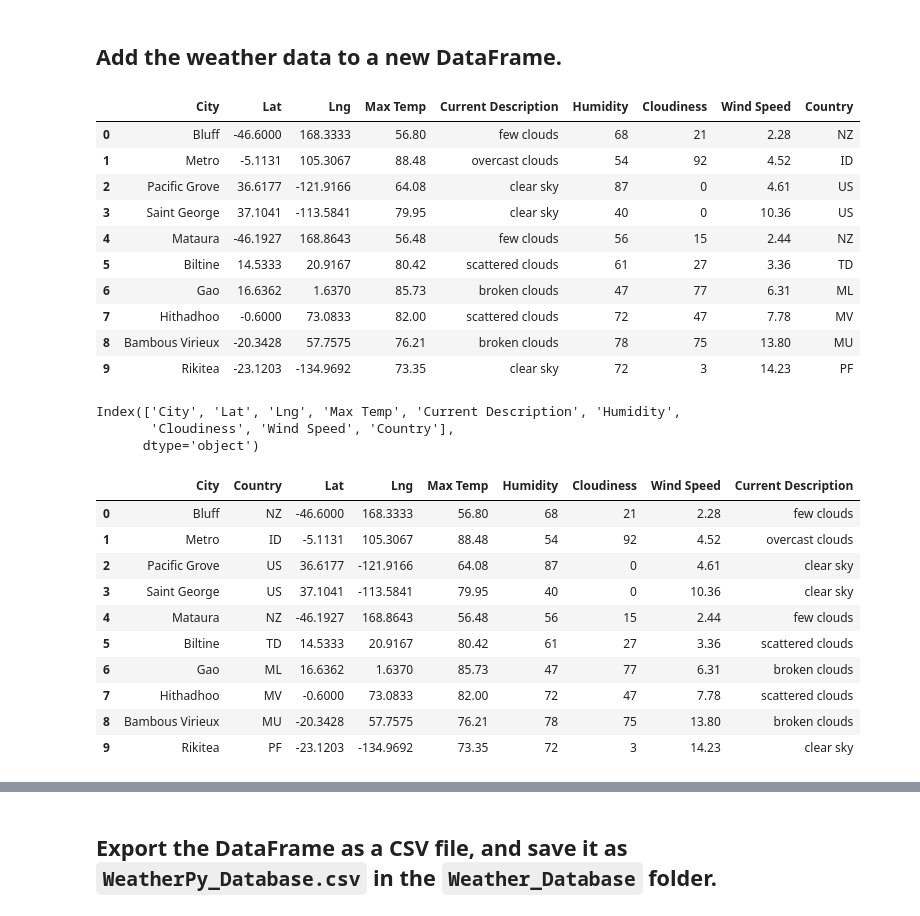
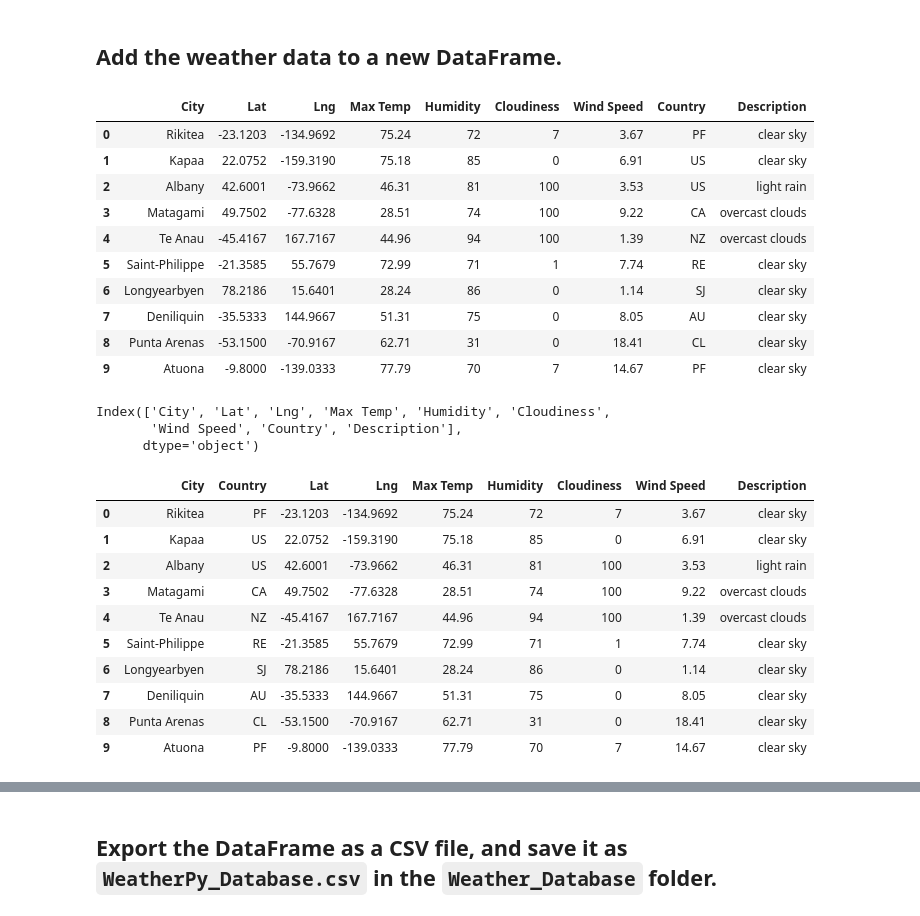
Before and after one commit to kylebrumbaugh9/World_Weather_Analysis, a Jupyter notebook: Weather_Database/Weather_Database.ipynb, the cells around one changed output, grey strips where cells are left out. Drawn from its saved outputs; the diff is of its cells as text; code cells hidden in the pictures.

```diff
--- a/Weather_Database/Weather_Database.ipynb
+++ b/Weather_Database/Weather_Database.ipynb
@@ -204,50 +204,51 @@ len(city_data)
 ## Add the weather data to a new DataFrame.
 # %%
 # Use the city_data list to create a new pandas DataFrame.
-city_data_df = # YOUR CODE HERE
+city_data_df = pd.DataFrame(city_data)
 # %%
 # Display sample data
 city_data_df.head(10)
 # %% [output]
-|  | City | Lat | Lng | Max Temp | Current Description | Humidity | Cloudiness | Wind Speed | Country |
-| 0 | Bluff | -46.6000 | 168.3333 | 56.80 | few clouds | 68 | 21 | 2.28 | NZ |
-| 1 | Metro | -5.1131 | 105.3067 | 88.48 | overcast clouds | 54 | 92 | 4.52 | ID |
-| 2 | Pacific Grove | 36.6177 | -121.9166 | 64.08 | clear sky | 87 | 0 | 4.61 | US |
-| 3 | Saint George | 37.1041 | -113.5841 | 79.95 | clear sky | 40 | 0 | 10.36 | US |
-| 4 | Mataura | -46.1927 | 168.8643 | 56.48 | few clouds | 56 | 15 | 2.44 | NZ |
-| 5 | Biltine | 14.5333 | 20.9167 | 80.42 | scattered clouds | 61 | 27 | 3.36 | TD |
-| 6 | Gao | 16.6362 | 1.6370 | 85.73 | broken clouds | 47 | 77 | 6.31 | ML |
-| 7 | Hithadhoo | -0.6000 | 73.0833 | 82.00 | scattered clouds | 72 | 47 | 7.78 | MV |
-| 8 | Bambous Virieux | -20.3428 | 57.7575 | 76.21 | broken clouds | 78 | 75 | 13.80 | MU |
-| 9 | Rikitea | -23.1203 | -134.9692 | 73.35 | clear sky | 72 | 3 | 14.23 | PF |
+|  | City | Lat | Lng | Max Temp | Humidity | Cloudiness | Wind Speed | Country | Description |
+| 0 | Rikitea | -23.1203 | -134.9692 | 75.24 | 72 | 7 | 3.67 | PF | clear sky |
+| 1 | Kapaa | 22.0752 | -159.3190 | 75.18 | 85 | 0 | 6.91 | US | clear sky |
+| 2 | Albany | 42.6001 | -73.9662 | 46.31 | 81 | 100 | 3.53 | US | light rain |
+| 3 | Matagami | 49.7502 | -77.6328 | 28.51 | 74 | 100 | 9.22 | CA | overcast clouds |
+| 4 | Te Anau | -45.4167 | 167.7167 | 44.96 | 94 | 100 | 1.39 | NZ | overcast clouds |
+| 5 | Saint-Philippe | -21.3585 | 55.7679 | 72.99 | 71 | 1 | 7.74 | RE | clear sky |
+| 6 | Longyearbyen | 78.2186 | 15.6401 | 28.24 | 86 | 0 | 1.14 | SJ | clear sky |
+| 7 | Deniliquin | -35.5333 | 144.9667 | 51.31 | 75 | 0 | 8.05 | AU | clear sky |
+| 8 | Punta Arenas | -53.1500 | -70.9167 | 62.71 | 31 | 0 | 18.41 | CL | clear sky |
+| 9 | Atuona | -9.8000 | -139.0333 | 77.79 | 70 | 7 | 14.67 | PF | clear sky |
 # %%
 # Display the DataFrame's column names using the columns Pandas function
 city_data_df.columns
 # %% [output]
-Index(['City', 'Lat', 'Lng', 'Max Temp', 'Current Description', 'Humidity',
-       'Cloudiness', 'Wind Speed', 'Country'],
+Index(['City', 'Lat', 'Lng', 'Max Temp', 'Humidity', 'Cloudiness',
+       'Wind Speed', 'Country', 'Description'],
       dtype='object')
 # %%
 # Create a list to reorder the column names as follows:
 # "City", "Country", "Lat", "Lng", "Max Temp", "Humidity",  "Cloudiness", "Wind Speed",  "Current Description"
-# YOUR CODE HERE
+new_column_order = ["City", "Country", "Lat", "Lng", "Max Temp", "Humidity", "Cloudiness", "Wind Speed", "Description"]
 
 # Recreate the DataFrame by using the new column order
-# YOUR CODE HERE
+city_data_df = city_data_df[new_column_order]
 
 # Display sample data
-# YOUR CODE HERE
+
+city_data_df.head(10)
 # %% [output]
-|  | City | Country | Lat | Lng | Max Temp | Humidity | Cloudiness | Wind Speed | Current Description |
-| 0 | Bluff | NZ | -46.6000 | 168.3333 | 56.80 | 68 | 21 | 2.28 | few clouds |
-| 1 | Metro | ID | -5.1131 | 105.3067 | 88.48 | 54 | 92 | 4.52 | overcast clouds |
-| 2 | Pacific Grove | US | 36.6177 | -121.9166 | 64.08 | 87 | 0 | 4.61 | clear sky |
-| 3 | Saint George | US | 37.1041 | -113.5841 | 79.95 | 40 | 0 | 10.36 | clear sky |
-| 4 | Mataura | NZ | -46.1927 | 168.8643 | 56.48 | 56 | 15 | 2.44 | few clouds |
-| 5 | Biltine | TD | 14.5333 | 20.9167 | 80.42 | 61 | 27 | 3.36 | scattered clouds |
-| 6 | Gao | ML | 16.6362 | 1.6370 | 85.73 | 47 | 77 | 6.31 | broken clouds |
-| 7 | Hithadhoo | MV | -0.6000 | 73.0833 | 82.00 | 72 | 47 | 7.78 | scattered clouds |
-| 8 | Bambous Virieux | MU | -20.3428 | 57.7575 | 76.21 | 78 | 75 | 13.80 | broken clouds |
-| 9 | Rikitea | PF | -23.1203 | -134.9692 | 73.35 | 72 | 3 | 14.23 | clear sky |
+|  | City | Country | Lat | Lng | Max Temp | Humidity | Cloudiness | Wind Speed | Description |
+| 0 | Rikitea | PF | -23.1203 | -134.9692 | 75.24 | 72 | 7 | 3.67 | clear sky |
+| 1 | Kapaa | US | 22.0752 | -159.3190 | 75.18 | 85 | 0 | 6.91 | clear sky |
+| 2 | Albany | US | 42.6001 | -73.9662 | 46.31 | 81 | 100 | 3.53 | light rain |
+| 3 | Matagami | CA | 49.7502 | -77.6328 | 28.51 | 74 | 100 | 9.22 | overcast clouds |
+| 4 | Te Anau | NZ | -45.4167 | 167.7167 | 44.96 | 94 | 100 | 1.39 | overcast clouds |
+| 5 | Saint-Philippe | RE | -21.3585 | 55.7679 | 72.99 | 71 | 1 | 7.74 | clear sky |
+| 6 | Longyearbyen | SJ | 78.2186 | 15.6401 | 28.24 | 86 | 0 | 1.14 | clear sky |
+| 7 | Deniliquin | AU | -35.5333 | 144.9667 | 51.31 | 75 | 0 | 8.05 | clear sky |
+| 8 | Punta Arenas | CL | -53.1500 | -70.9167 | 62.71 | 31 | 0 | 18.41 | clear sky |
+| 9 | Atuona | PF | -9.8000 | -139.0333 | 77.79 | 70 | 7 | 14.67 | clear sky |
 # %%
 # Display the data types of each column by using the dtypes Pandas function
```
Also changed, not shown: parts of 2 cells of this notebook, 1 other file.
